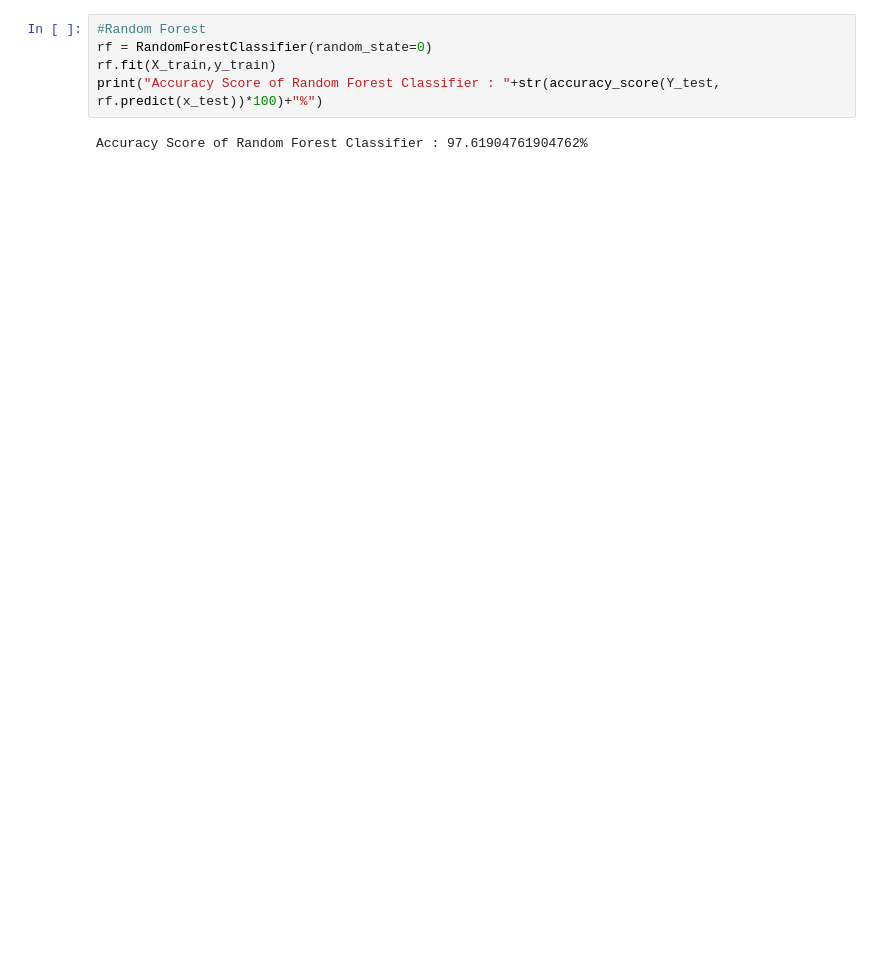
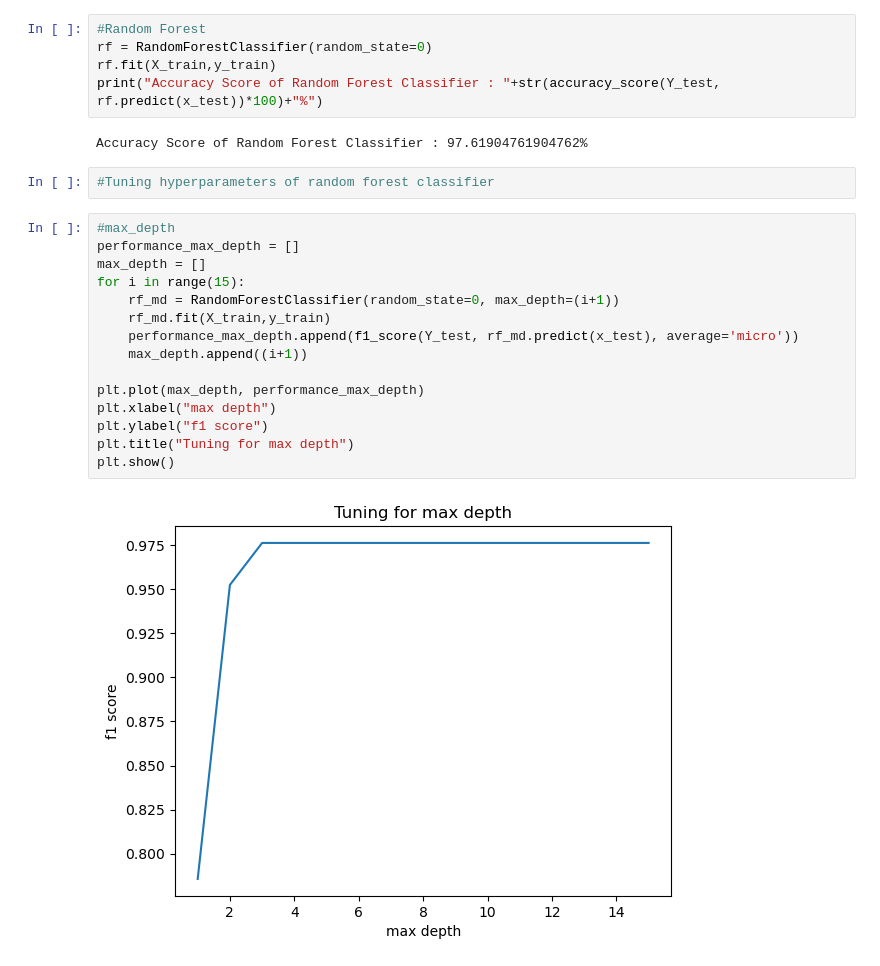
Before and after one commit to Abhijna-Raghavendra/MA-204-SML_Project, a Jupyter notebook: main.ipynb, the cells around one changed output. Cells and saved outputs as stored; diff of their text form; blank space fills up the shorter version.

```diff
--- a/main.ipynb
+++ b/main.ipynb
@@ -94,3 +99,22 @@ rf.fit(X_train,y_train)
 print("Accuracy Score of Random Forest Classifier : "+str(accuracy_score(Y_test, rf.predict(x_test))*100)+"%")
 # %% [output]
 Accuracy Score of Random Forest Classifier : 97.61904761904762%
+# %%
+#Tuning hyperparameters of random forest classifier
+# %%
+#max_depth
+performance_max_depth = []
+max_depth = []
+for i in range(15):
+    rf_md = RandomForestClassifier(random_state=0, max_depth=(i+1))
+    rf_md.fit(X_train,y_train)
+    performance_max_depth.append(f1_score(Y_test, rf_md.predict(x_test), average='micro'))
+    max_depth.append((i+1))
+
+plt.plot(max_depth, performance_max_depth)
+plt.xlabel("max depth")
+plt.ylabel("f1 score")
+plt.title("Tuning for max depth")
+plt.show()
+# %% [output]
+[figure, added]
```
Also changed, not shown: parts of 9 cells of this notebook.
